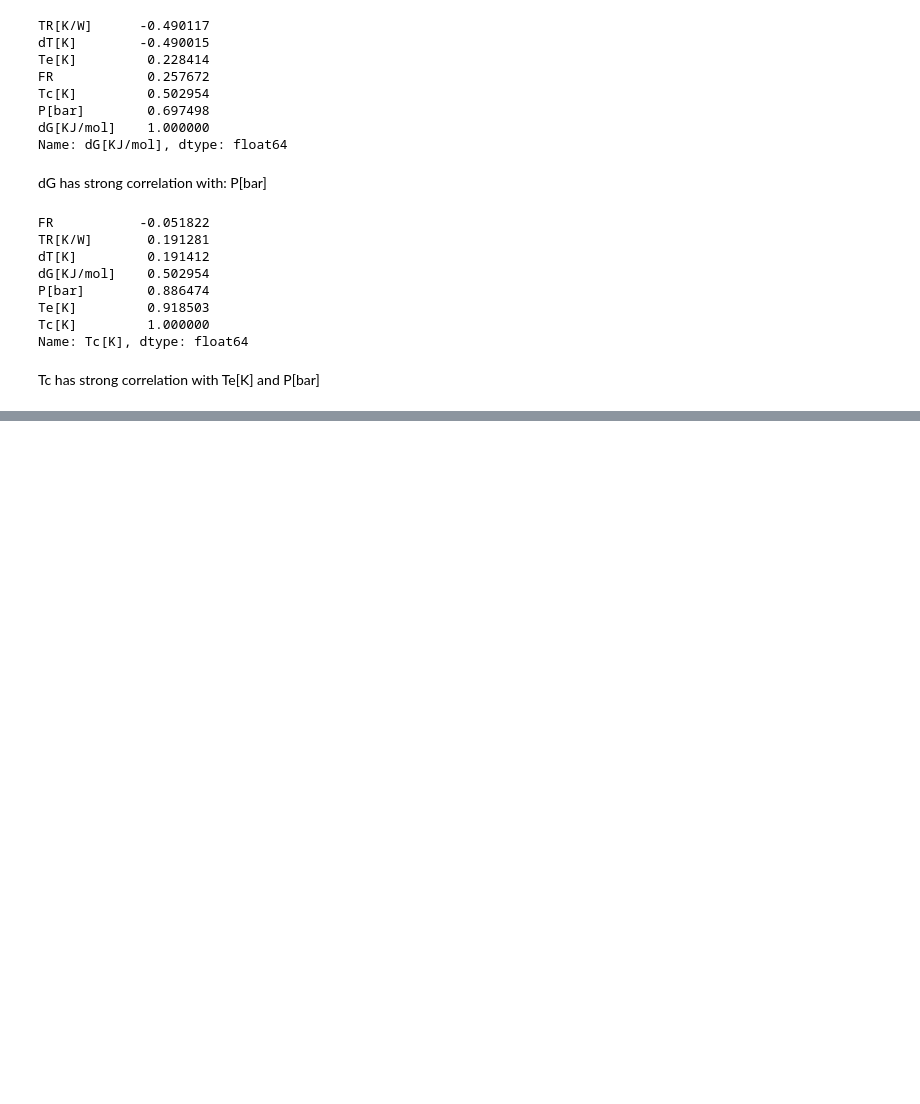
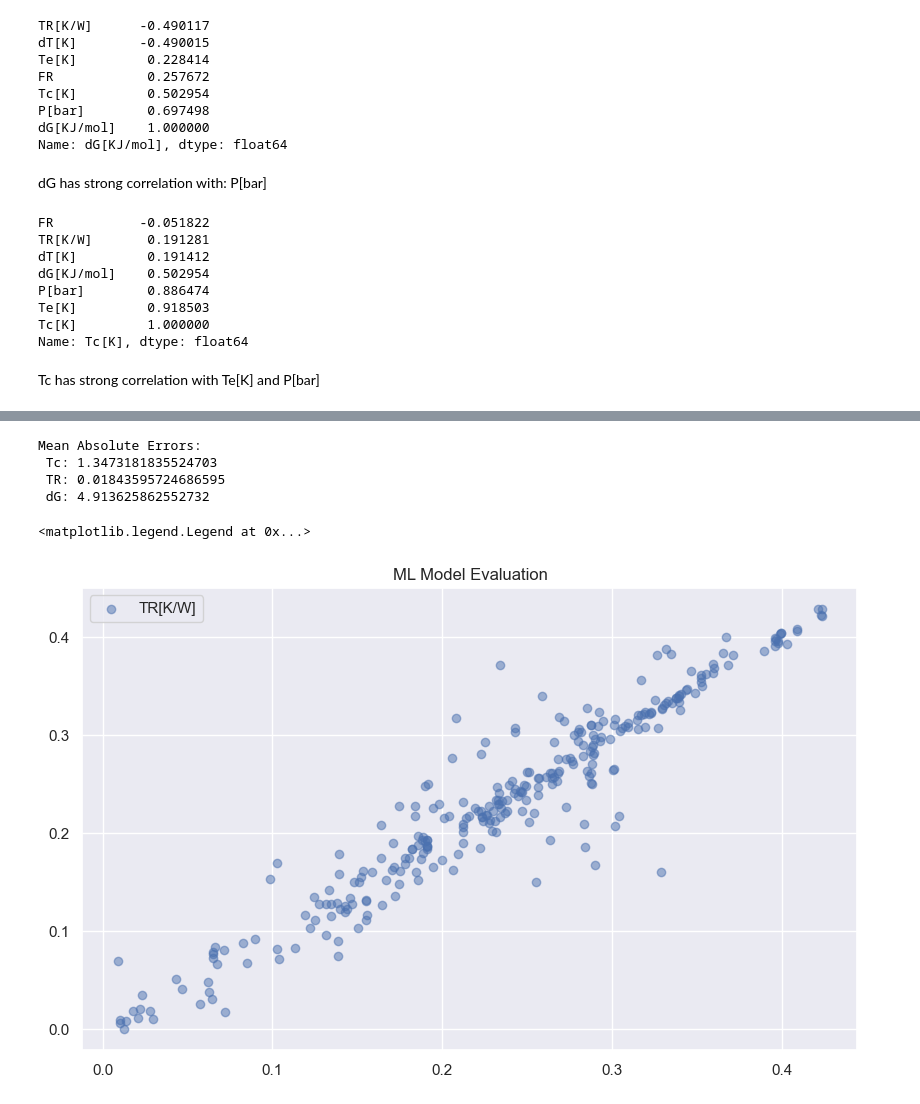
Before and after one commit to nirmalparmarphd/PulseHeatPipe, a Jupyter notebook: ml_solution_php.ipynb, the cells around one changed output, grey strips where cells are left out. Cells and saved outputs as stored; diff of their text form; code cells hidden in the pictures; blank space fills up the shorter version.

```diff
--- a/ml_solution_php.ipynb
+++ b/ml_solution_php.ipynb
@@ -141,0 +165,28 @@ x_train, x_test, y_train, y_test = ml.data_split(df_sd)
+# %%
+# data pipeline
+from sklearn.pipeline import Pipeline, make_pipeline
+from sklearn.preprocessing import OneHotEncoder, StandardScaler
+from sklearn.compose import ColumnTransformer
+from sklearn.ensemble import RandomForestRegressor
+from sklearn.metrics import mean_absolute_error
+import matplotlib.pyplot as plt
+
+numeric_features = ['Te[K]', 'P[bar]', 'FR']
+categorical_features = ['Fluid']
+
+numeric_transformer = make_pipeline(StandardScaler())
+categorical_tranformer = make_pipeline(OneHotEncoder(sparse=False))
+
+preprocessor = ColumnTransformer(
+    transformers=[
+    ('num', numeric_transformer, numeric_features),
+    ('cat', categorical_tranformer, categorical_features)
+    ], verbose=True)
+
+# RFR Model
+model_rfr = RandomForestRegressor()
+
+data_pipeline = Pipeline(steps=[('Preprocessing', preprocessor),
+                                ('RFR_model', model_rfr)], verbose=True)
+# %%
+data_pipeline.fit(x_train, y_train)
@@ -141,0 +210,28 @@ x_train, x_test, y_train, y_test = ml.data_split(df_sd)
+# %%
+# prediction check
+prediction_test = data_pipeline.predict(x_test)
+# %%
+prediction = pd.DataFrame(prediction_test)
+y_test_clm = list(y_test.columns)
+prediction.columns = y_test_clm
+# %%
+# evalutate model
+score_Tc = mean_absolute_error(y_test['Tc[K]'], prediction['Tc[K]'])
+score_TR = mean_absolute_error(y_test['TR[K/W]'], prediction['TR[K/W]'])
+score_dG = mean_absolute_error(y_test['dG[KJ/mol]'], prediction['dG[KJ/mol]'])
+
+print(f'Mean Absolute Errors:\n Tc: {score_Tc}\n TR: {score_TR}\n dG: {score_dG} ')
+# %% [output]
+Mean Absolute Errors:
+ Tc: 1.3473181835524703
+ TR: 0.01843595724686595
+ dG: 4.913625862552732
+# %%
+# plot prediction and targets
+plt.figure(figsize=(10,6))
+plt.scatter(prediction['TR[K/W]'], y_test['TR[K/W]'],c='b', alpha=0.5, label='TR[K/W]')
+plt.title('ML Model Evaluation')
+plt.legend()
+# %% [output]
+<matplotlib.legend.Legend at 0x...>
+[figure, added]
```
Also changed, not shown: parts of 15 cells of this notebook, 10 other files.
